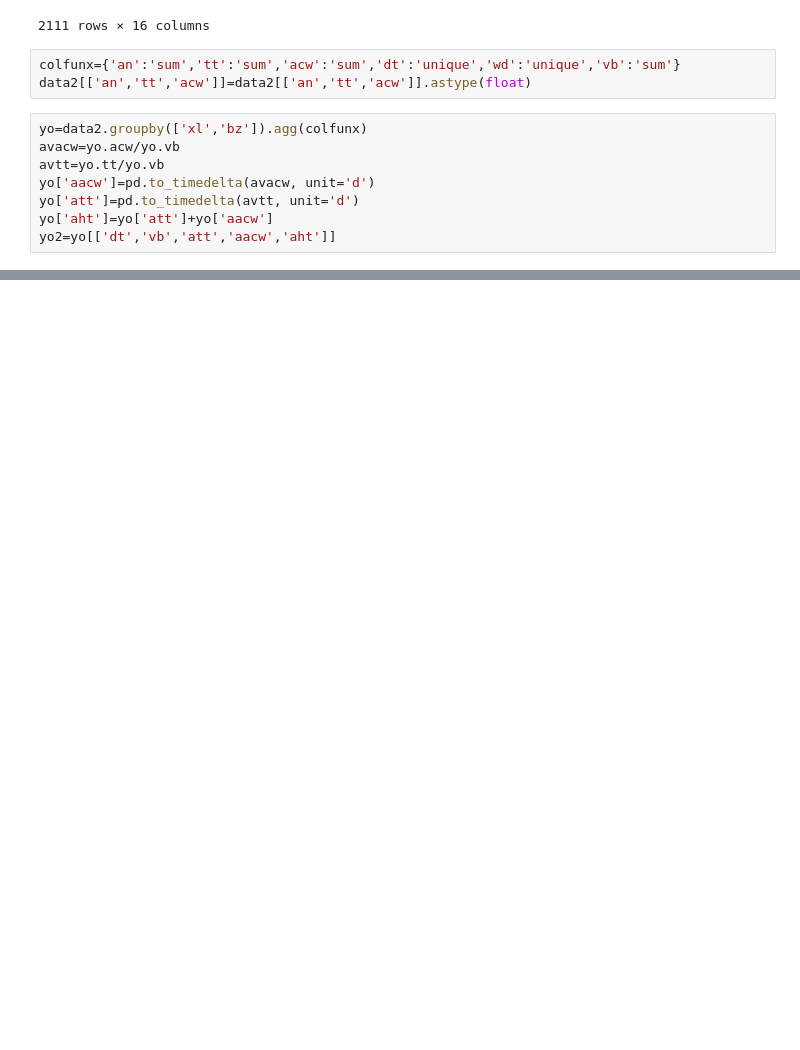
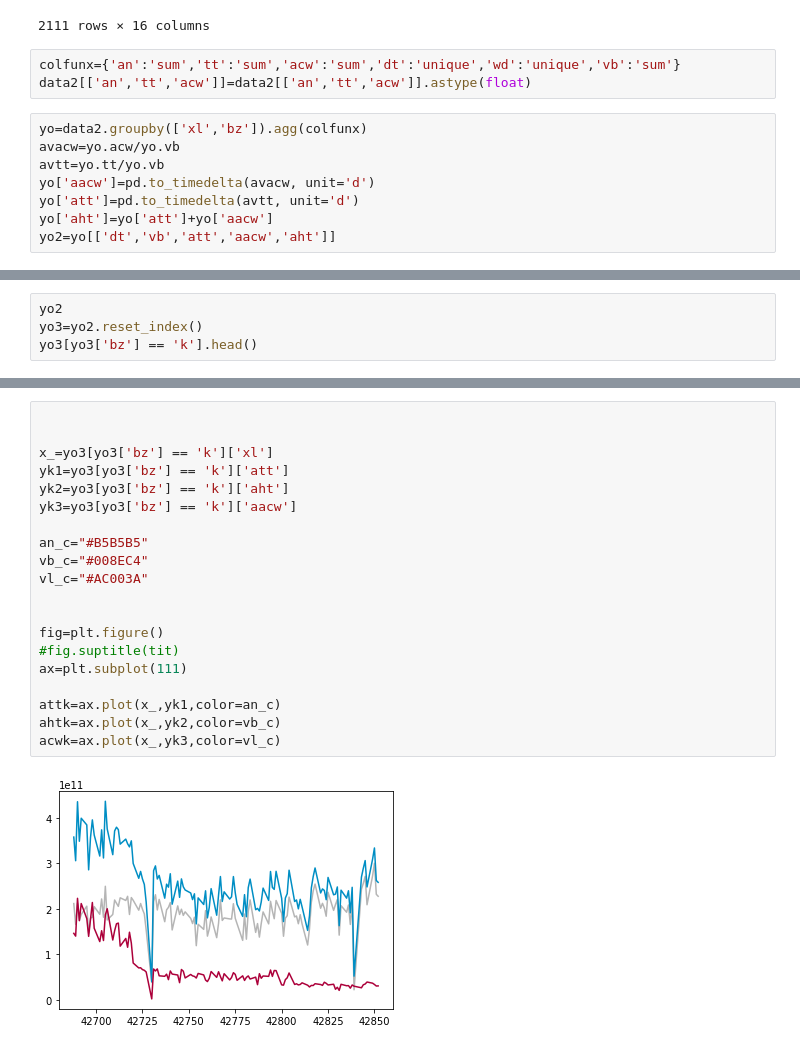
Before and after one commit to gestos/keuch, a Jupyter notebook: code_box/pyt/spreadsheetparsing/entwuerfe/Zeiten_Groupby_Kern_Neben.ipynb, the cells around one changed output, grey strips where cells are left out. Cells and saved outputs as stored; diff of their text form; blank space fills up the shorter version.

Commit message:
plot Callverteilung

```diff
--- a/code_box/pyt/spreadsheetparsing/entwuerfe/Zeiten_Groupby_Kern_Neben.ipynb
+++ b/code_box/pyt/spreadsheetparsing/entwuerfe/Zeiten_Groupby_Kern_Neben.ipynb
@@ -56,0 +53,4 @@ SyntaxError: invalid syntax (<ipython-input-176-6480cf0313e1>, line 1)
+# %%
+yo2
+yo3=yo2.reset_index()
+yo3[yo3['bz'] == 'k'].head()
@@ -56,0 +64,22 @@ SyntaxError: invalid syntax (<ipython-input-176-6480cf0313e1>, line 1)
+# %%
+
+
+x_=yo3[yo3['bz'] == 'k']['xl']
+yk1=yo3[yo3['bz'] == 'k']['att']
+yk2=yo3[yo3['bz'] == 'k']['aht']
+yk3=yo3[yo3['bz'] == 'k']['aacw']
+
+an_c="#B5B5B5"
+vb_c="#008EC4"
+vl_c="#AC003A"
+
+
+fig=plt.figure()
+#fig.suptitle(tit)
+ax=plt.subplot(111)
+
+attk=ax.plot(x_,yk1,color=an_c)
+ahtk=ax.plot(x_,yk2,color=vb_c)
+acwk=ax.plot(x_,yk3,color=vl_c)
+# %% [output]
+[figure, added]
```
Also changed, not shown: parts of 4 cells of this notebook, 7 other files.
